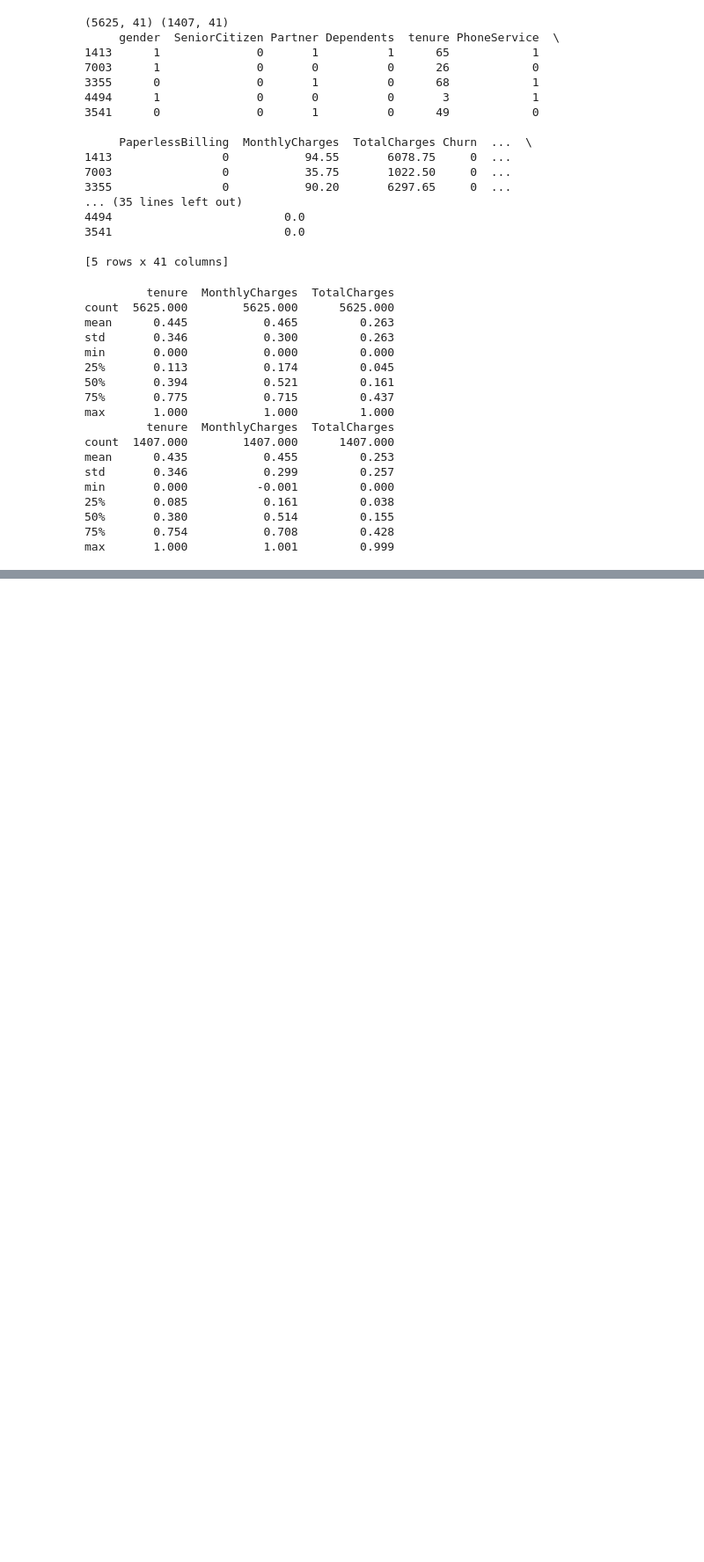
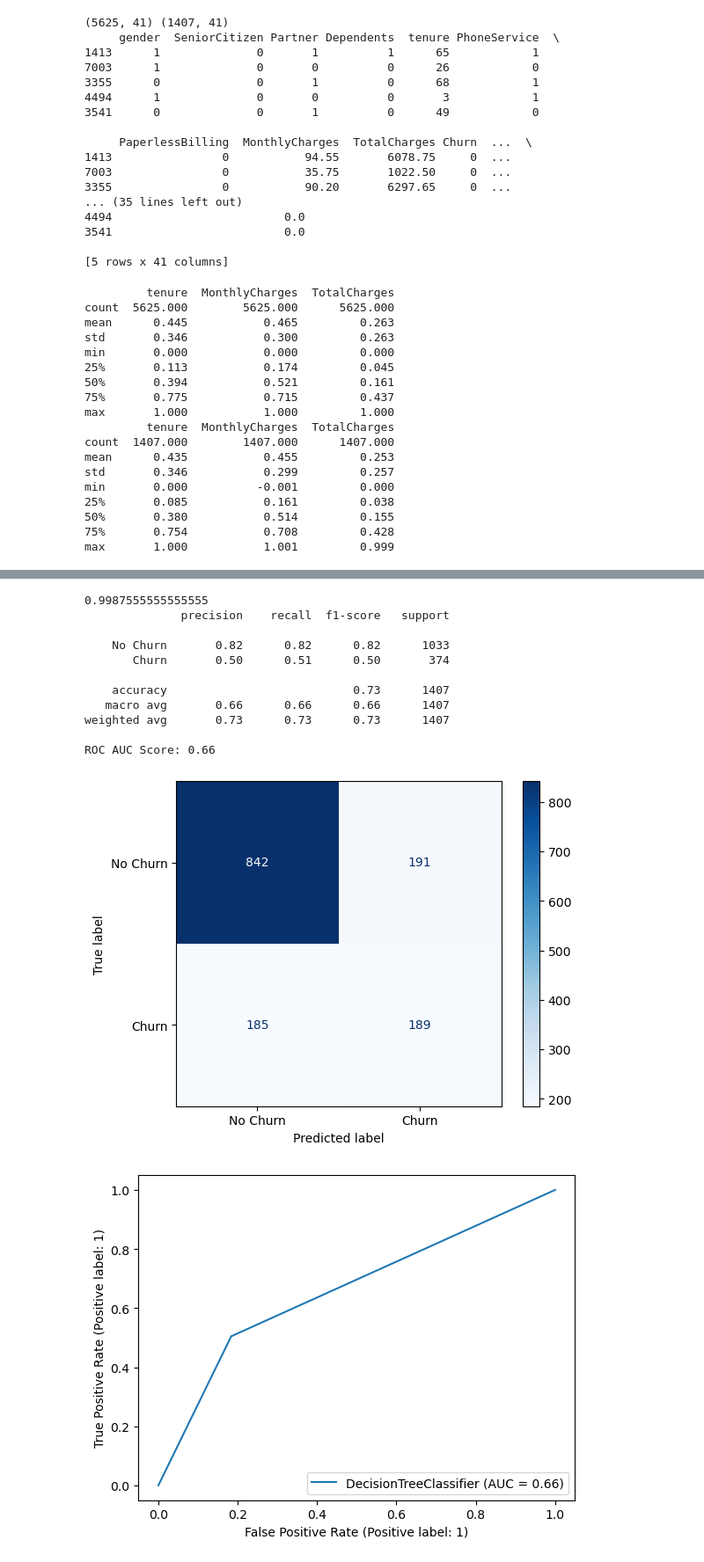
Before and after one commit to marsstr8n/Customer-Churn-Predictor, a Jupyter notebook: notebooks/eda_modelling.ipynb, the cells around one changed output, grey strips where cells are left out. Shown at 88% size. Drawn from its saved outputs; the diff is of its cells as text; code cells hidden in the pictures; blank space fills up the shorter version.

```diff
--- a/notebooks/eda_modelling.ipynb
+++ b/notebooks/eda_modelling.ipynb
@@ -491,0 +555,50 @@ ROC AUC Score: 0.84
+# %%
+# === Decision Tree Classifier ===
+from sklearn.tree import DecisionTreeClassifier
+
+dtc = DecisionTreeClassifier() # instantiate it
+
+dtc.fit(X_train, y_train)
+
+# check the accuracy of the training set - it is very overfitting
+print(dtc.score(X_train, y_train))
+
+y_pred_dtc = dtc.predict(X_test)
+print(classification_report(
+    y_test,
+    y_pred_dtc,
+    target_names=["No Churn", "Churn"]
+))
+
+# make confusion matrix
+cm_dtc = confusion_matrix(y_test, y_pred_dtc)
+
+# display
+disp = ConfusionMatrixDisplay(confusion_matrix=cm_dtc, display_labels=["No Churn", "Churn"])
+disp.plot(cmap='Blues')
+
+# plotting
+RocCurveDisplay.from_estimator(dtc, X_test, y_test)
+
+# get the AUC score
+y_probs_dtc = dtc.predict_proba(X_test)[:, 1]
+roc_auc = roc_auc_score(y_test, y_probs_dtc)
+print(f"ROC AUC Score: {roc_auc:.2f}")
+
+# performs worse than Logistic Regression. What could be the reasons?
+# precision, recall, f1 all lower
+# ROC AUC score also lower. why? Could be due to complex, non-linear relationships
+# %% [output]
+0.9987555555555555
+              precision    recall  f1-score   support
+
+    No Churn       0.82      0.82      0.82      1033
+       Churn       0.50      0.51      0.50       374
+
+    accuracy                           0.73      1407
+   macro avg       0.66      0.66      0.66      1407
+weighted avg       0.73      0.73      0.73      1407
+
+ROC AUC Score: 0.66
+[figure, added]
+[figure, added]
```
Also changed, not shown: parts of 11 cells of this notebook.
